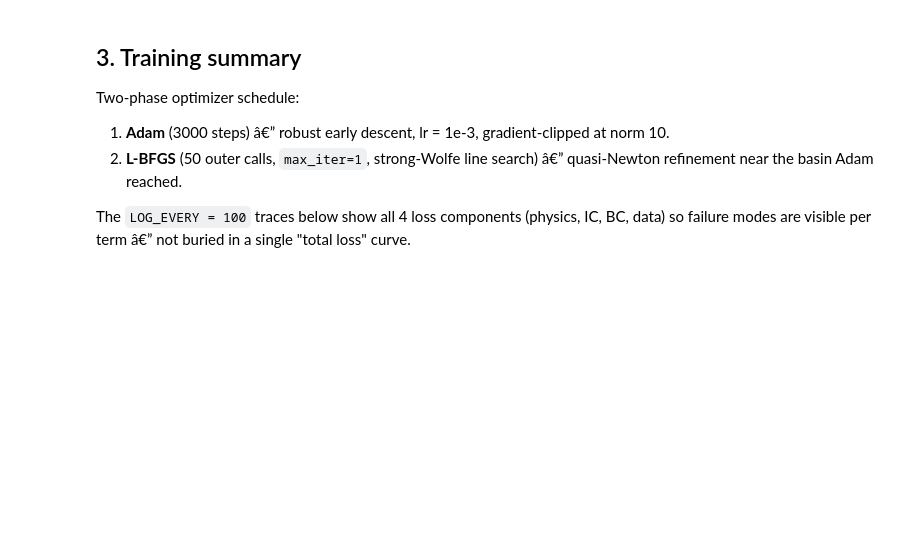
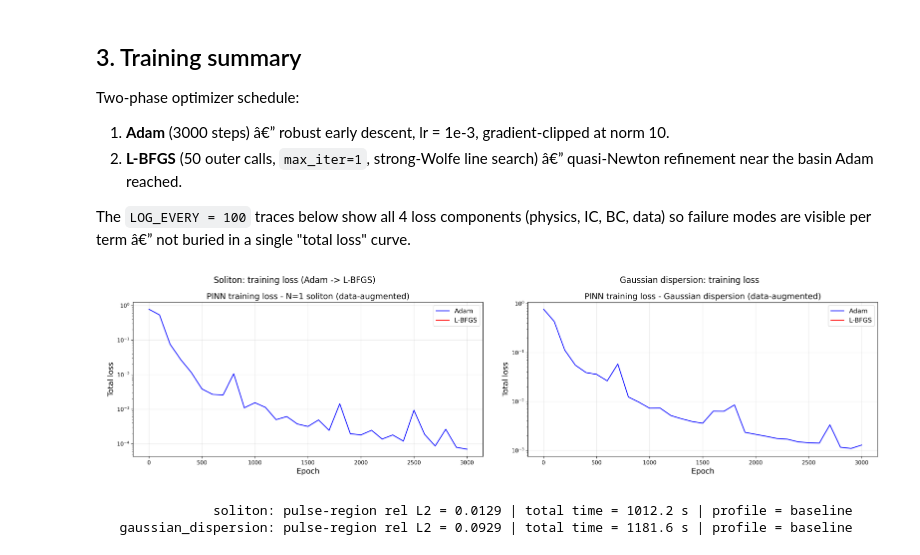
Before and after one commit to abbas-ahmad-cowlar/pinn-nlse, a Jupyter notebook: notebooks/03_comparison.ipynb, the cells around one changed output. Drawn from its saved outputs; the diff is of its cells as text; code cells hidden in the pictures; blank space fills up the shorter version.

```diff
--- a/notebooks/03_comparison.ipynb
+++ b/notebooks/03_comparison.ipynb
@@ -147,3 +147,19 @@ Two-phase optimizer schedule:
 2. **L-BFGS** (50 outer calls, `max_iter=1`, strong-Wolfe line search) â€” quasi-Newton refinement near the basin Adam reached.
 
 The `LOG_EVERY = 100` traces below show all 4 loss components (physics, IC, BC, data) so failure modes are visible per term â€” not buried in a single "total loss" curve.
+# %%
+fig, axes = plt.subplots(1, 2, figsize=(16, 5))
+axes[0].imshow(Image.open('figures/published/pinn_training_loss_soliton.png')); axes[0].axis('off')
+axes[0].set_title('Soliton: training loss (Adam -> L-BFGS)')
+axes[1].imshow(Image.open('figures/published/pinn_training_loss_gaussian_dispersion.png')); axes[1].axis('off')
+axes[1].set_title('Gaussian dispersion: training loss')
+plt.tight_layout(); plt.show()
+
+for case, p in [('soliton', soliton_meta), ('gaussian_dispersion', gauss_meta)]:
+    print(f'{case:>22s}: pulse-region rel L2 = {p.get("pulse_region_relative_l2", float("nan")):.4f} '
+          f'| total time = {p.get("total_time_s", float("nan")):.1f} s '
+          f'| profile = {p.get("training_profile")}')
+# %% [output]
+[figure, added]
+               soliton: pulse-region rel L2 = 0.0129 | total time = 1012.2 s | profile = baseline
+   gaussian_dispersion: pulse-region rel L2 = 0.0929 | total time = 1181.6 s | profile = baseline
```
Also changed, not shown: parts of 7 cells of this notebook.
